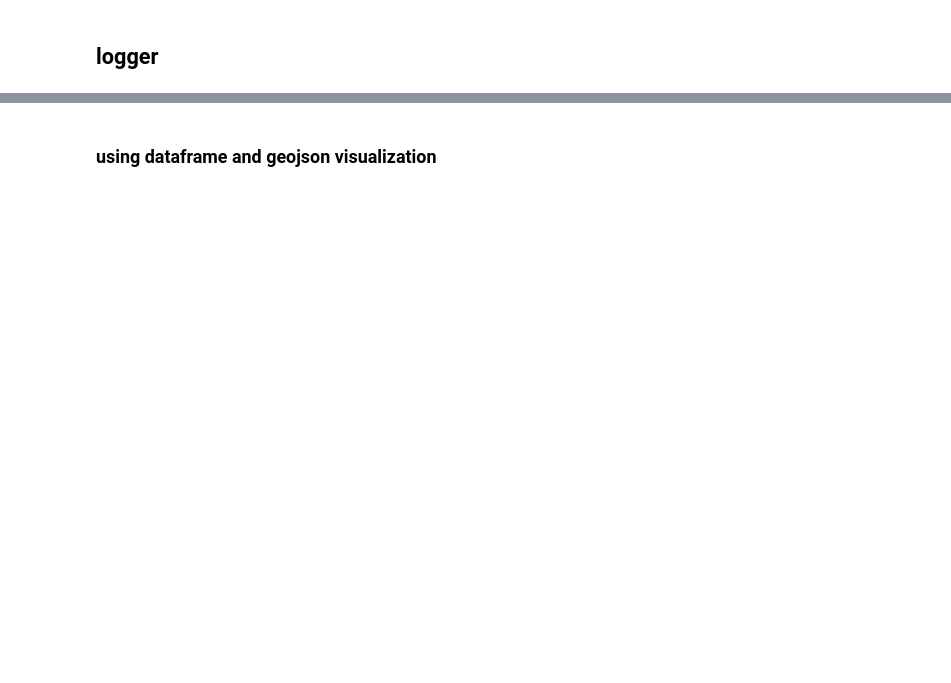
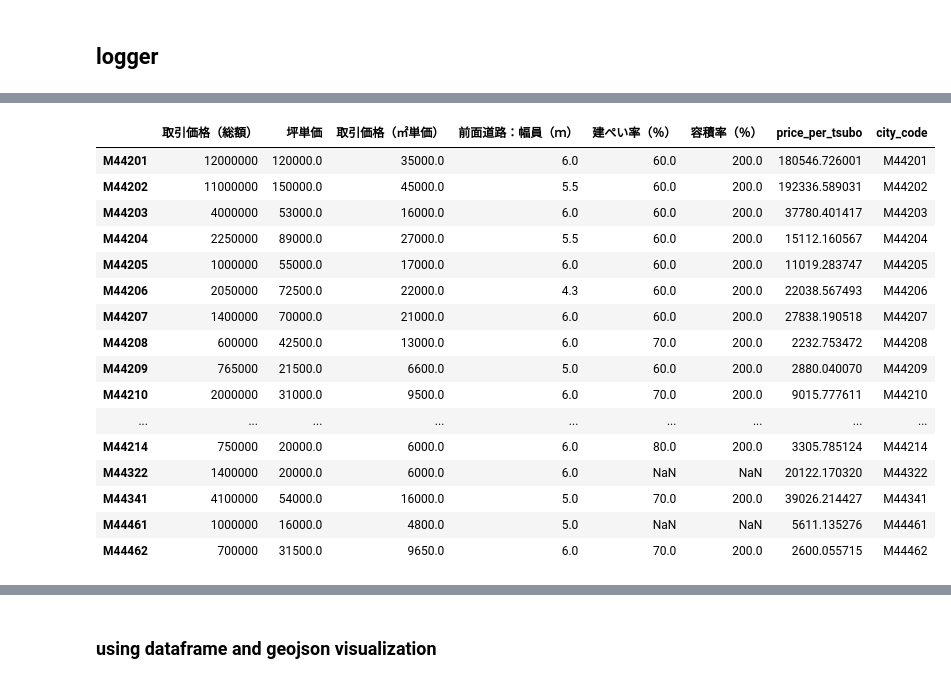
Before and after one commit to Ken24/data_vis_misc, a Jupyter notebook: shapefile_to_folium.ipynb, the cells around one changed output, grey strips where cells are left out. Cells and saved outputs as stored; diff of their text form; code cells hidden in the pictures; blank space fills up the shorter version.

```diff
--- a/shapefile_to_folium.ipynb
+++ b/shapefile_to_folium.ipynb
@@ -116,0 +235,20 @@ df_oita_median_by_city["city_code"] = df_oita_median_by_city.index
+# %%
+df_oita_median_by_city
+# %% [output]
+|  | 取引価格（総額） | 坪単価 | 取引価格（㎡単価） | 前面道路：幅員（ｍ） | 建ぺい率（％） | 容積率（％） | price_per_tsubo | city_code |
+| M44201 | 12000000 | 120000.0 | 35000.0 | 6.0 | 60.0 | 200.0 | 180546.726001 | M44201 |
+| M44202 | 11000000 | 150000.0 | 45000.0 | 5.5 | 60.0 | 200.0 | 192336.589031 | M44202 |
+| M44203 | 4000000 | 53000.0 | 16000.0 | 6.0 | 60.0 | 200.0 | 37780.401417 | M44203 |
+| M44204 | 2250000 | 89000.0 | 27000.0 | 5.5 | 60.0 | 200.0 | 15112.160567 | M44204 |
+| M44205 | 1000000 | 55000.0 | 17000.0 | 6.0 | 60.0 | 200.0 | 11019.283747 | M44205 |
+| M44206 | 2050000 | 72500.0 | 22000.0 | 4.3 | 60.0 | 200.0 | 22038.567493 | M44206 |
+| M44207 | 1400000 | 70000.0 | 21000.0 | 6.0 | 60.0 | 200.0 | 27838.190518 | M44207 |
+| M44208 | 600000 | 42500.0 | 13000.0 | 6.0 | 70.0 | 200.0 | 2232.753472 | M44208 |
+| M44209 | 765000 | 21500.0 | 6600.0 | 5.0 | 60.0 | 200.0 | 2880.040070 | M44209 |
+| M44210 | 2000000 | 31000.0 | 9500.0 | 6.0 | 70.0 | 200.0 | 9015.777611 | M44210 |
+| ... | ... | ... | ... | ... | ... | ... | ... | ... |
+| M44214 | 750000 | 20000.0 | 6000.0 | 6.0 | 80.0 | 200.0 | 3305.785124 | M44214 |
+| M44322 | 1400000 | 20000.0 | 6000.0 | 6.0 | NaN | NaN | 20122.170320 | M44322 |
+| M44341 | 4100000 | 54000.0 | 16000.0 | 5.0 | 70.0 | 200.0 | 39026.214427 | M44341 |
+| M44461 | 1000000 | 16000.0 | 4800.0 | 5.0 | NaN | NaN | 5611.135276 | M44461 |
+| M44462 | 700000 | 31500.0 | 9650.0 | 6.0 | 70.0 | 200.0 | 2600.055715 | M44462 |
```
Also changed, not shown: parts of 41 cells of this notebook, 2 other files.
